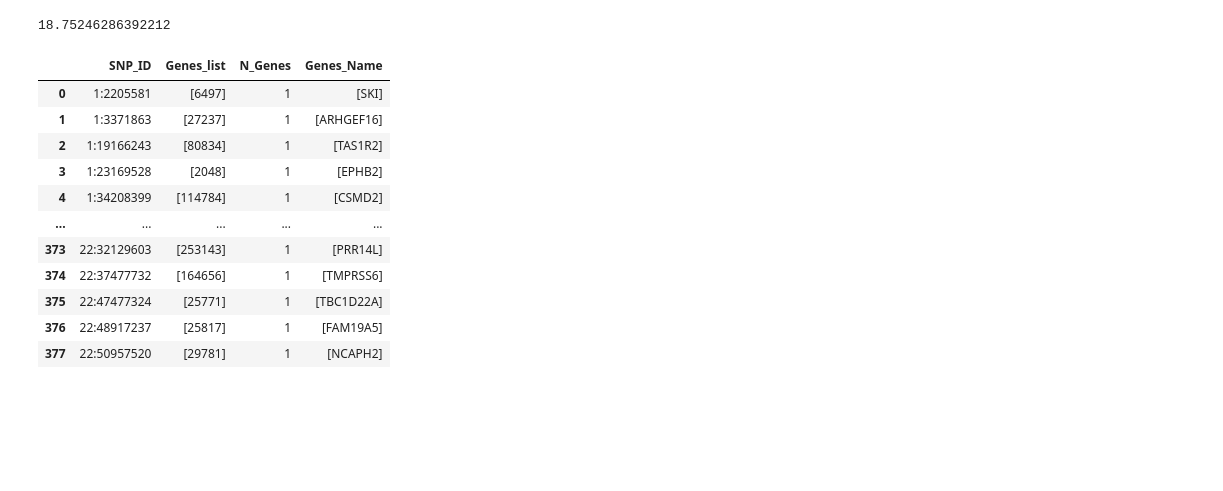
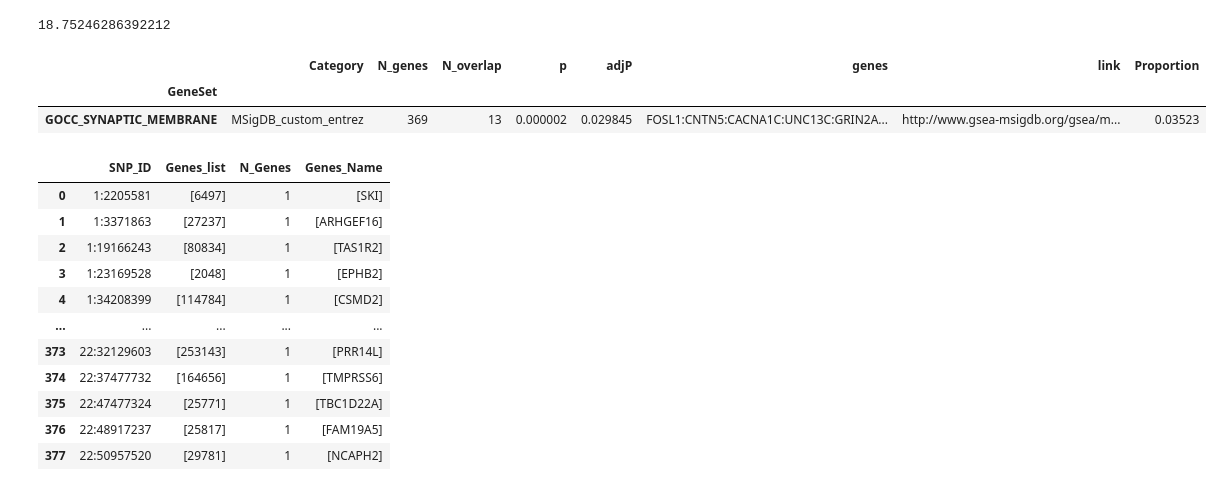
Before and after one commit to lehai-ml/dHCP_genetics, a Jupyter notebook: notebook_results/asd/8_Stability_tests.ipynb, the cells around one changed output. Drawn from its saved outputs; the diff is of its cells as text; code cells hidden in the pictures; blank space fills up the shorter version.

```diff
--- a/notebook_results/asd/8_Stability_tests.ipynb
+++ b/notebook_results/asd/8_Stability_tests.ipynb
@@ -271,6 +271,30 @@ best_FUMA_res = best_FUMA_res[best_FUMA_res['Proportion']>0.03].copy()
 PO_best_res = best_FUMA_res.set_index('GeneSet')
 
 PO_best_res = PO_best_res.loc[[i for i in PO_best_res.index if i not in random_run.index]]
+# %%
+FUMA_result = '../../dataset/preprocessed_dataset/asd/GSEA/FUMA/common_GS.txt'
+# FUMA_res = pd.read_csv(f'{FUMA_result}/GS_random.txt',sep='\t')
+FUMA_res = pd.read_csv(FUMA_result,sep='\t')
+
+best_FUMA_res = FUMA_res[FUMA_res['Category'] == 'MSigDB_custom_entrez'].head(10).reset_index(drop=True).copy()
+best_FUMA_res['p'] = best_FUMA_res['p'].astype('float')
+best_FUMA_res['N_overlap'] = best_FUMA_res['N_overlap'].astype('int64')
+best_FUMA_res['N_genes'] = best_FUMA_res['N_genes'].astype('int64')
+best_FUMA_res['adjP'] = best_FUMA_res['p']*13159
+best_FUMA_res = best_FUMA_res[best_FUMA_res['adjP']<0.05].copy()
+# best_FUMA_res = best_FUMA_res[best_FUMA_res['N_overlap']>30]
+best_FUMA_res['Proportion'] = (best_FUMA_res['N_overlap']/best_FUMA_res['N_genes'])
+# best_FUMA_res = best_FUMA_res[best_FUMA_res['Proportion']>0.03].copy()
+
+common_best_res = best_FUMA_res.set_index('GeneSet')
+
+common_best_res = common_best_res.loc[[i for i in common_best_res.index if i not in random_run.index]]
+# %%
+common_best_res
+# %% [output]
+|  | Category | N_genes | N_overlap | p | adjP | genes | link | Proportion |
+| GeneSet |  |  |  |  |  |  |  |  |
+| GOCC_SYNAPTIC_MEMBRANE | MSigDB_custom_entrez | 369 | 13 | 0.000002 | 0.029845 | FOSL1:CNTN5:CACNA1C:UNC13C:GRIN2A... | http://www.gsea-msigdb.org/gsea/m... | 0.03523 |
 # %%
 PO_SNPs_univar = pd.read_csv('../../dataset/preprocessed_dataset/asd/GSEA/PO_vol_gwas_Pt_5em2.txt',sep='\t')
 FT_SNPs_univar = pd.read_csv('../../dataset/preprocessed_dataset/asd/GSEA/FT_vol_gwas_Pt_5em2.txt',sep='\t')
```
Also changed, not shown: parts of 8 cells of this notebook.
